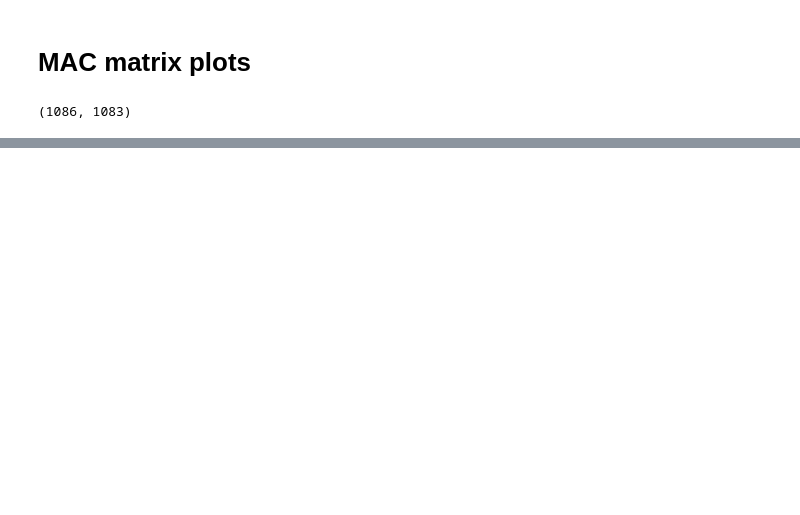
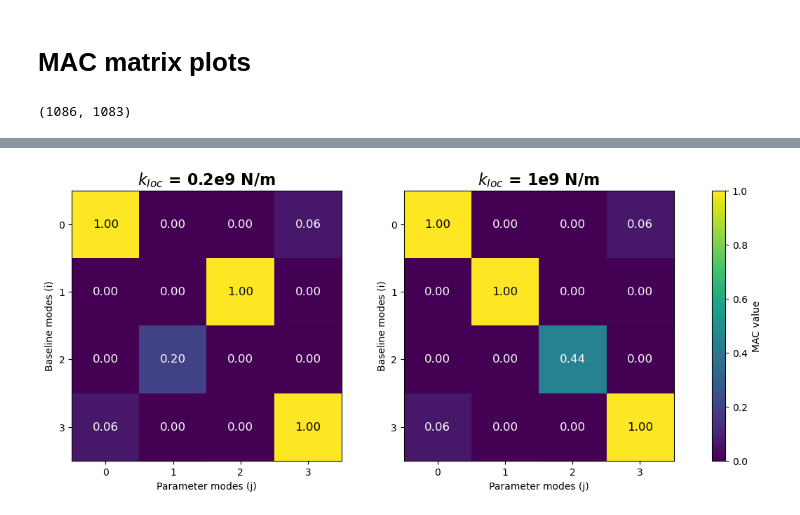
Before and after one commit to Aminealami16/MSc-thesis---minimal-FEM-model-of-the-Maeslantkering, a Jupyter notebook: dry_models/05minimal_model_sensitivity_locomobile.ipynb, the cells around one changed output, grey strips where cells are left out. Drawn from its saved outputs; the diff is of its cells as text; code cells hidden in the pictures; blank space fills up the shorter version.

```diff
--- a/dry_models/05minimal_model_sensitivity_locomobile.ipynb
+++ b/dry_models/05minimal_model_sensitivity_locomobile.ipynb
@@ -284,0 +324,55 @@ plt.show()
+# %%
+n = 4
+
+# k_r values and corresponding indices
+Iy_values = [0.2, 1]
+indices = [200, -1]
+
+fig, axes = plt.subplots(1, 2, figsize=(14, 5))
+
+for idx, (Iy, ind) in enumerate(zip(Iy_values, indices)):
+
+    MAC = np.zeros((n, n))
+
+    for i in range(n):
+        for j in range(n):
+
+            phi_base = eigvecs_baseline[:, i]
+            phi_param = eigvecs_params[ind][:, j]
+
+            MAC[i, j] = (np.abs(phi_base.T @ phi_param)**2) / (
+                (phi_base.T @ phi_base) * (phi_param.T @ phi_param)
+            )
+
+    ax = axes[idx]
+
+    im = ax.imshow(MAC, cmap='viridis', vmin=0, vmax=1)
+
+    # Titles & labels
+    ax.set_title(f"$k_{{loc}}$ = {Iy}e9 N/m", fontsize=16, fontweight='bold')
+    ax.set_xlabel("Parameter modes (j)")
+    ax.set_ylabel("Baseline modes (i)")
+
+    ax.set_xticks(range(n))
+    ax.set_yticks(range(n))
+
+    # -----------------------------
+    # 🔥 Add text annotations
+    # -----------------------------
+    for i in range(n):
+        for j in range(n):
+            val = MAC[i, j]
+            text_color = "white" if val < 0.6 else "black"
+            ax.text(
+                j, i, f"{val:.2f}",
+                ha="center", va="center",
+                color=text_color, fontsize=12
+            )
+
+# One shared colorbar
+fig.colorbar(im, ax=axes.ravel().tolist(), label='MAC value')
+plt.savefig('plots/sensitivity_kl_locomobile_MAC_matrices.png', dpi=500)
+# plt.tight_layout()
+plt.show()
+# %% [output]
+[figure, added]
```
Also changed, not shown: parts of 6 cells of this notebook, 39 other files.
